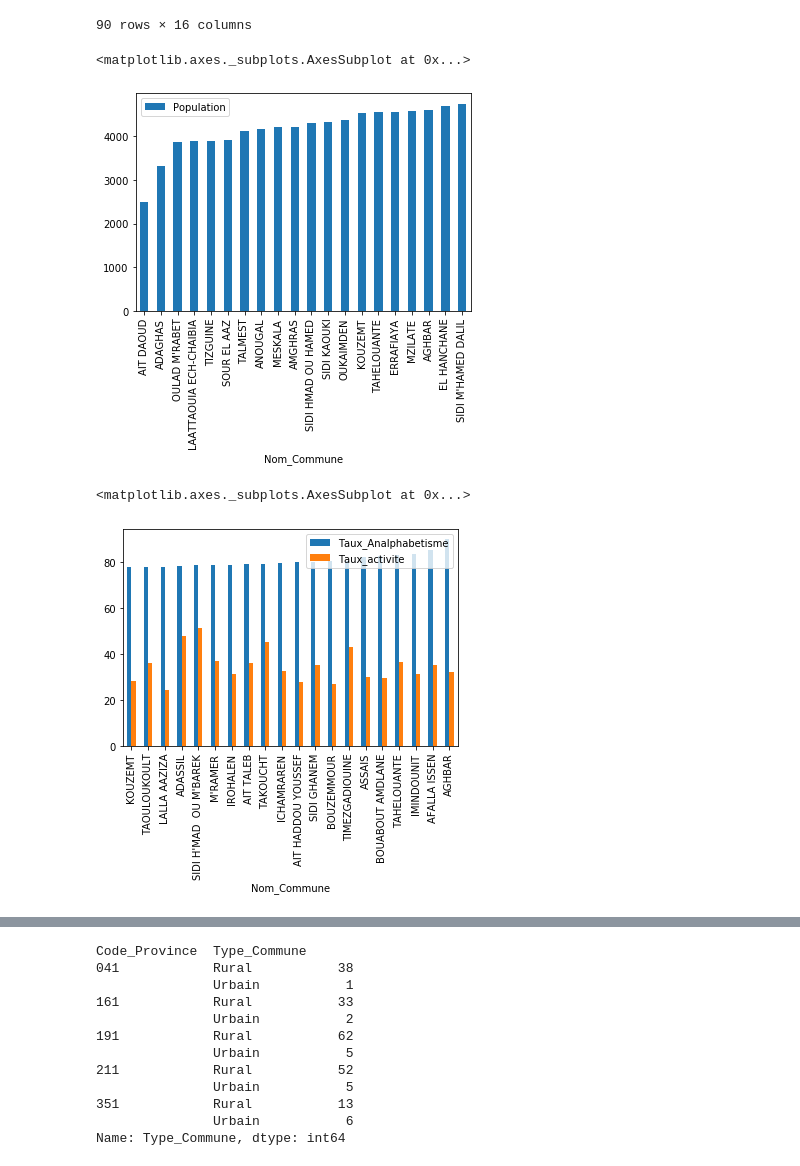
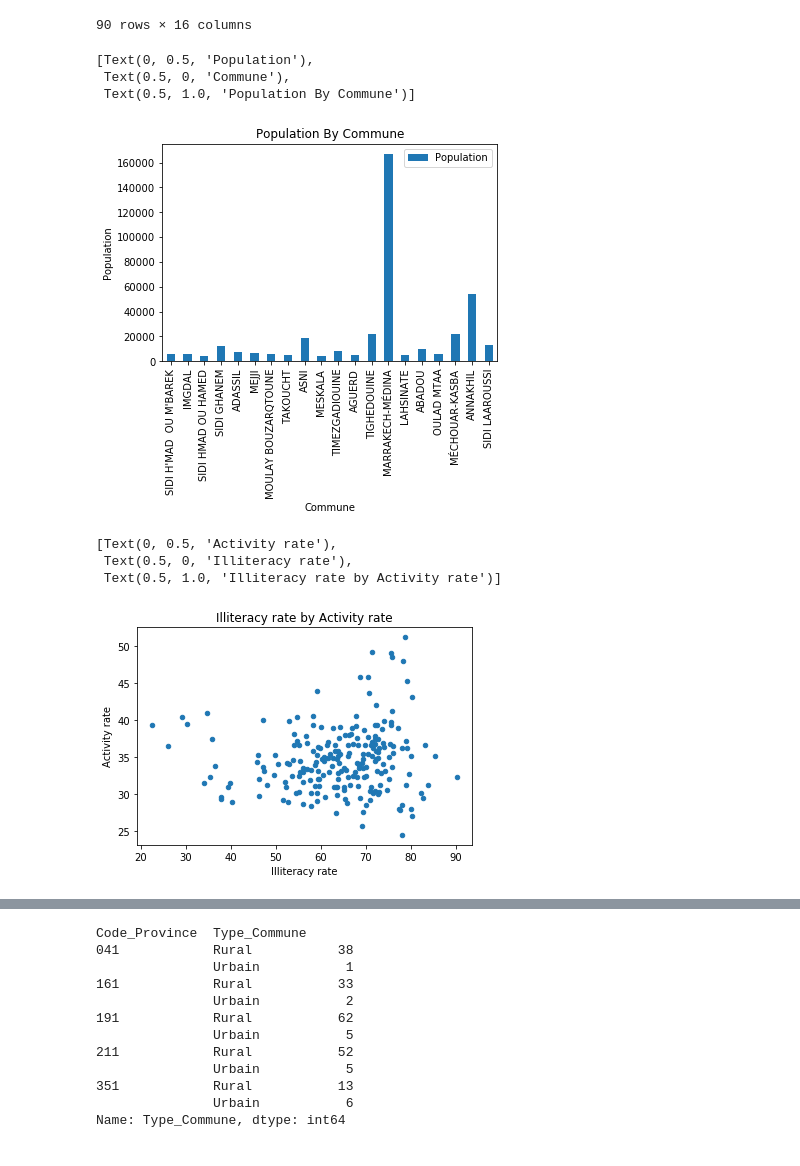
Before and after one commit to abidarelmehdi/moroccan-census-2004, a Jupyter notebook: projet.ipynb, the cells around one changed output, grey strips where cells are left out. Cells and saved outputs as stored; diff of their text form; code cells hidden in the pictures.

Commit message:
Added scatter plot

```diff
--- a/projet.ipynb
+++ b/projet.ipynb
@@ -118,16 +117,28 @@ dfc[(dfc["Nom_Commune"].str.startswith("A")) | (dfc["Nom_Commune"].str.endswith(
 | 90 | LALLA AAZIZA | 161.05.09 | 161.05.09 | Rural | 27603.44 | 7781 | 17.9 | ... |
 90 rows × 16 columns
 # %%
-#Question 08: Graph of population by Municipality
-dfc[["Nom_Commune", "Population"]].sort_values("Population").head(20).plot.bar(x="Nom_Commune")
+#Question 08: Bar Chart of population by Commune
+dfc[["Nom_Commune", "Population"]].head(20).plot.bar(x="Nom_Commune").set(
+    title='Population By Commune',
+    xlabel='Commune',
+    ylabel='Population'
+)
 # %% [output]
-<matplotlib.axes._subplots.AxesSubplot at 0x...>
+[Text(0, 0.5, 'Population'),
+ Text(0.5, 0, 'Commune'),
+ Text(0.5, 1.0, 'Population By Commune')]
-[figure, old version]
+[figure, new version]
 # %%
-#Question 10: Graph of Activity rate by Illiteracy
-dfc[["Taux_Analphabetisme", "Taux_activite", "Nom_Commune"]].sort_values(["Taux_Analphabetisme", "Taux_activite"]).tail(20).plot.bar(x="Nom_Commune")
+#Question 10: Stacked Bar Chart of Activity rate by Illiteracy rate
+dfc[["Taux_Analphabetisme", "Taux_activite", "Nom_Commune"]].plot.scatter(x="Taux_Analphabetisme", y='Taux_activite').set(
+    title='Illiteracy rate by Activity rate',
+    xlabel='Illiteracy rate',
+    ylabel='Activity rate'
+)
 # %% [output]
-<matplotlib.axes._subplots.AxesSubplot at 0x...>
+[Text(0, 0.5, 'Activity rate'),
+ Text(0.5, 0, 'Illiteracy rate'),
+ Text(0.5, 1.0, 'Illiteracy rate by Activity rate')]
-[figure, old version]
+[figure, new version]
 # %%
 #Question 11: Adding "densite_pop" popultaion/area
```
Also changed, not shown: parts of 5 cells of this notebook, 1 other file.
